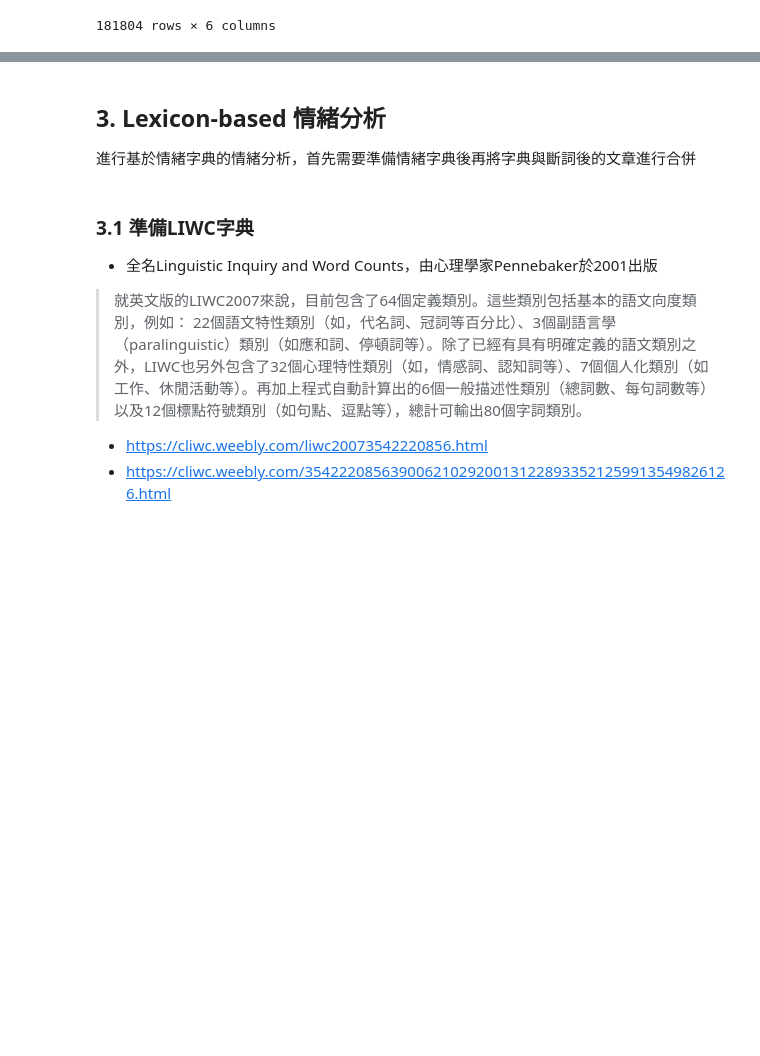
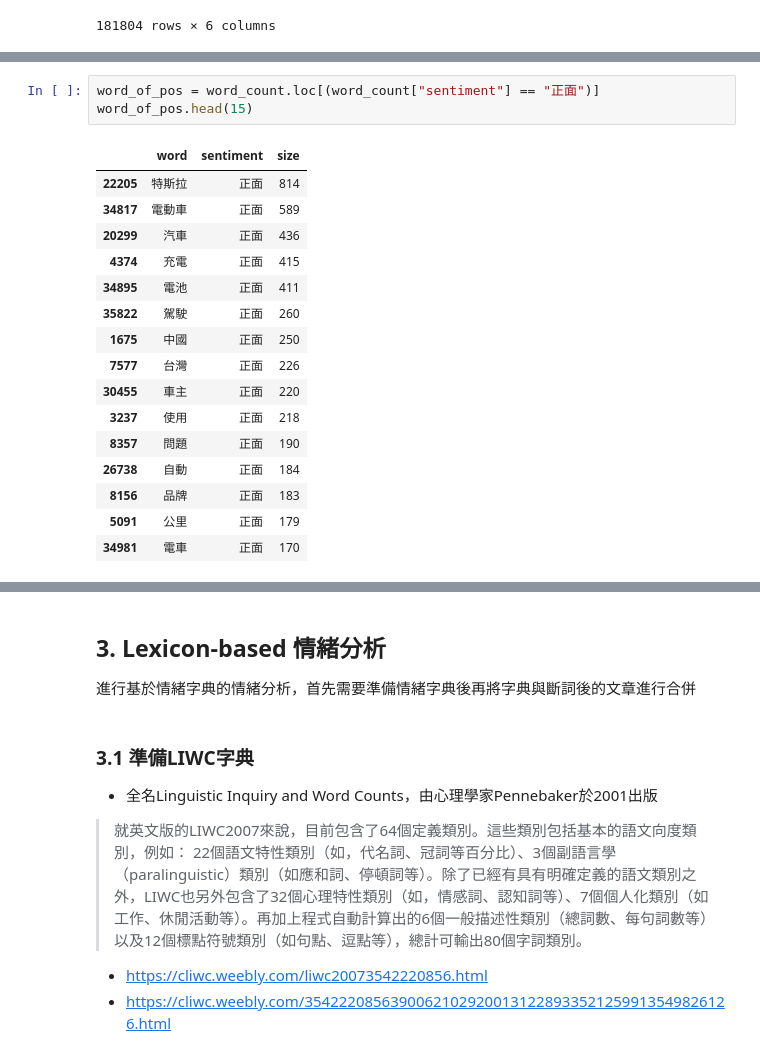
Before and after one commit to jerry791/SMA_project, a Jupyter notebook: 王唯宇/W4-SentimentStock.ipynb, the cells around one changed output, grey strips where cells are left out. Saved outputs shown, nothing was run; the diff lists cells and outputs as text; blank space fills up the shorter version.

```diff
--- a/王唯宇/W4-SentimentStock.ipynb
+++ b/王唯宇/W4-SentimentStock.ipynb
@@ -189,0 +279,20 @@ noStop_df
+# %%
+word_of_pos = word_count.loc[(word_count["sentiment"] == "正面")]
+word_of_pos.head(15)
+# %% [output]
+|  | word | sentiment | size |
+| 22205 | 特斯拉 | 正面 | 814 |
+| 34817 | 電動車 | 正面 | 589 |
+| 20299 | 汽車 | 正面 | 436 |
+| 4374 | 充電 | 正面 | 415 |
+| 34895 | 電池 | 正面 | 411 |
+| 35822 | 駕駛 | 正面 | 260 |
+| 1675 | 中國 | 正面 | 250 |
+| 7577 | 台灣 | 正面 | 226 |
+| 30455 | 車主 | 正面 | 220 |
+| 3237 | 使用 | 正面 | 218 |
+| 8357 | 問題 | 正面 | 190 |
+| 26738 | 自動 | 正面 | 184 |
+| 8156 | 品牌 | 正面 | 183 |
+| 5091 | 公里 | 正面 | 179 |
+| 34981 | 電車 | 正面 | 170 |
```
Also changed, not shown: parts of 13 cells of this notebook.
